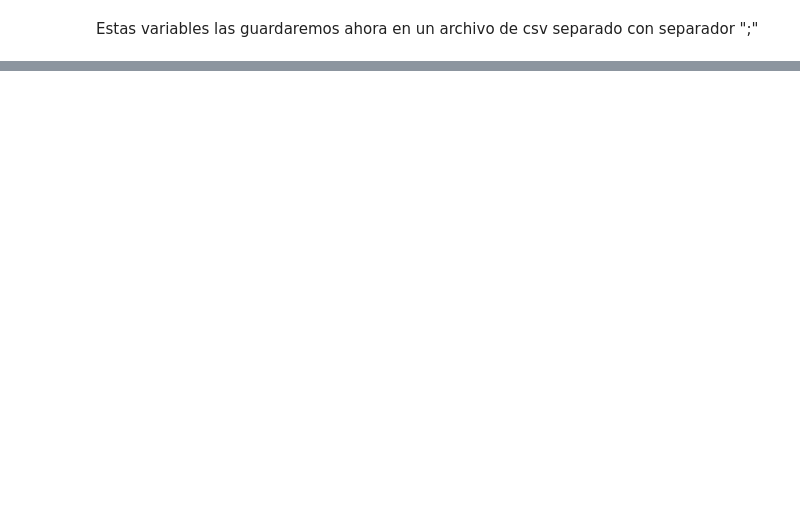
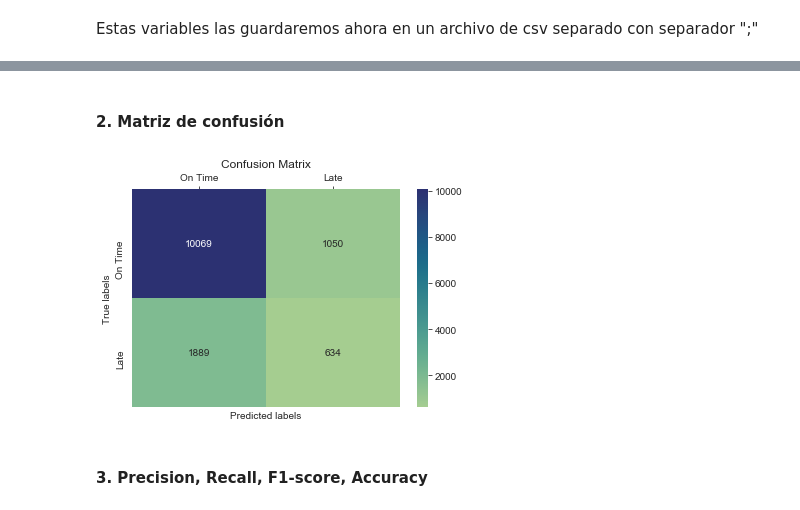
Before and after one commit to JaviviFMB/challenge-datascientist, a Jupyter notebook: solution.ipynb, the cells around one changed output, grey strips where cells are left out. Saved outputs shown, nothing was run; the diff lists cells and outputs as text; code cells hidden in the pictures; blank space fills up the shorter version.

```diff
--- a/solution.ipynb
+++ b/solution.ipynb
@@ -178,0 +433,3 @@ Este modelo corresponde a un modelo de clasificación, dado que consideraremos c
+# %%
+y_pred = rf_model.predict(X_test)
+rf_probability = rf_model.predict_proba(X_test)
@@ -178,0 +461,20 @@ Este modelo corresponde a un modelo de clasificación, dado que consideraremos c
+# %% [markdown]
+#### 2. Matriz de confusión
+# %%
+def conf_matrix(real, pred):
+    cm = confusion_matrix(real, pred)
+
+    ax= plt.subplot()
+    sns.heatmap(cm, annot=True, fmt='g', cmap="crest",ax=ax) #annot=True to annotate cells, ftm='g' to disable scientific notation
+
+    ax.xaxis.tick_top()
+    ax.set_xlabel('Predicted labels')
+    ax.set_ylabel('True labels')
+    ax.set_title('Confusion Matrix')
+    ax.xaxis.set_ticklabels(['On Time', 'Late']); ax.yaxis.set_ticklabels(['On Time', 'Late'])
+
+conf_matrix(y_test, y_pred)
+# %% [output]
+[figure, added]
+# %% [markdown]
+#### 3. Precision, Recall, F1-score, Accuracy
```
Also changed, not shown: parts of 50 cells of this notebook.
